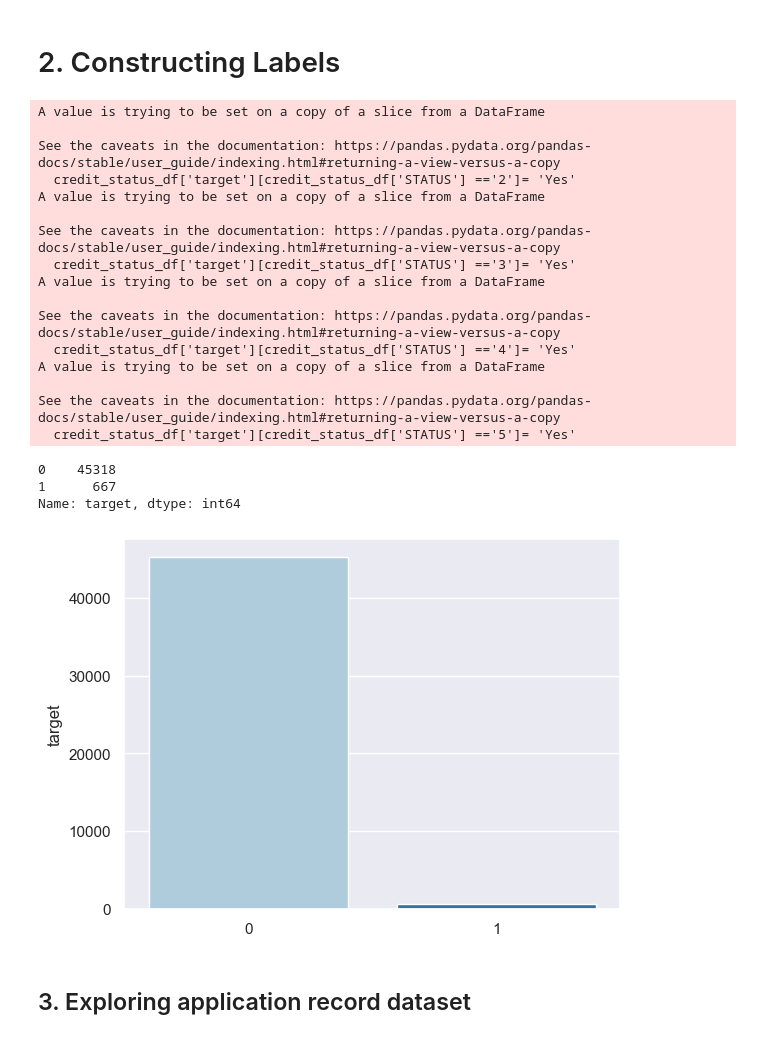
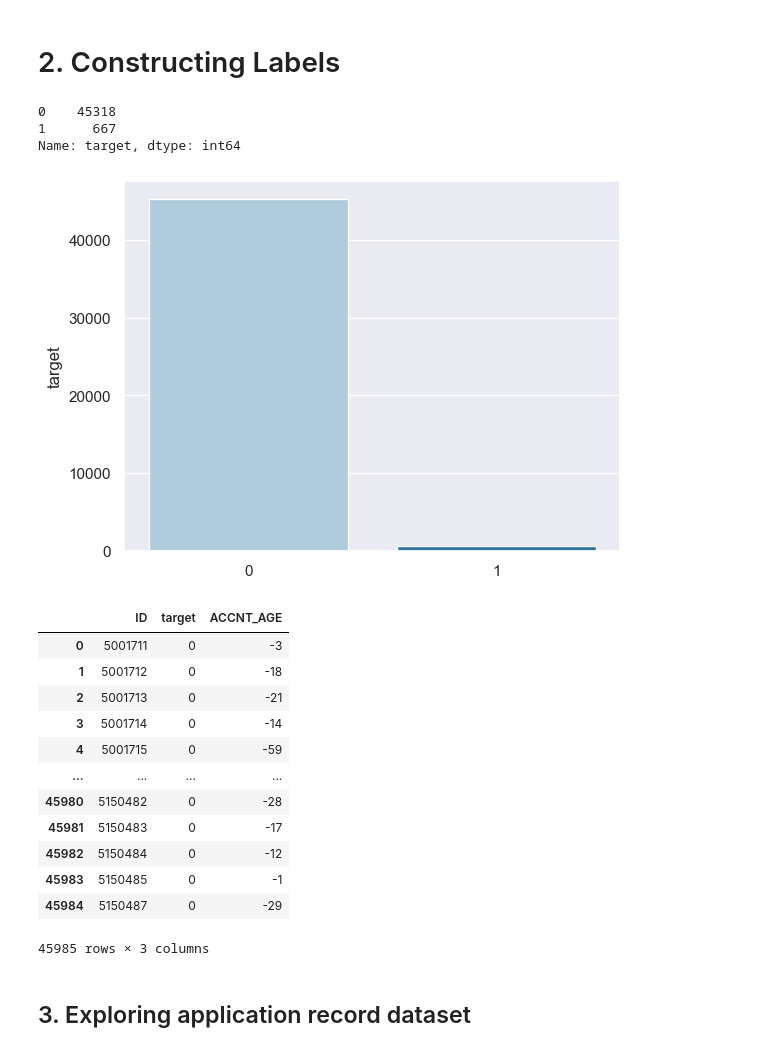
Before and after one commit to Sumanaruban/credit-card-approval-prediction, a Jupyter notebook: credit-card-approval-prediction-sumani.ipynb, the cells around one changed output. Cells and saved outputs as stored; diff of their text form; code cells hidden in the pictures.

```diff
--- a/credit-card-approval-prediction-sumani.ipynb
+++ b/credit-card-approval-prediction-sumani.ipynb
@@ -114,7 +116,7 @@ credit_status_df['target'][credit_status_df['STATUS'] =='4']= 'Yes'
 credit_status_df['target'][credit_status_df['STATUS'] =='5']= 'Yes'
 
 customer_start_month = pd.DataFrame(credit_status_df.groupby(["ID"])["MONTHS_BALANCE"].agg(min))
-customer_start_month=customer_start_month.rename(columns={'MONTHS_BALANCE':'start_month'})
+customer_start_month=customer_start_month.rename(columns={'MONTHS_BALANCE':'ACCNT_AGE'})
 
 miss_payment_count = credit_status_df.groupby('ID').count()
 miss_payment_count['target'][miss_payment_count['target'] > 0]='Yes'
@@ -125,32 +127,34 @@ target_df = target_df.reset_index()
 target_df.loc[target_df['target']=='Yes','target']=1
 target_df.loc[target_df['target']=='No','target']=0
 
+target_df = pd.merge(target_df, customer_start_month, how='inner', on='ID')
+
 print(target_df['target'].value_counts())
 
 ax = sns.barplot(x=target_df['target'].value_counts().index, y=target_df['target'].value_counts(), palette='Paired')
 plt.show()
 # classes are highly imbalanced.
 # %% [output]
-A value is trying to be set on a copy of a slice from a DataFrame
-
-See the caveats in the documentation: https://pandas.pydata.org/pandas-docs/stable/user_guide/indexing.html#returning-a-view-versus-a-copy
-  credit_status_df['target'][credit_status_df['STATUS'] =='2']= 'Yes'
-A value is trying to be set on a copy of a slice from a DataFrame
-
-See the caveats in the documentation: https://pandas.pydata.org/pandas-docs/stable/user_guide/indexing.html#returning-a-view-versus-a-copy
-  credit_status_df['target'][credit_status_df['STATUS'] =='3']= 'Yes'
-A value is trying to be set on a copy of a slice from a DataFrame
-
-See the caveats in the documentation: https://pandas.pydata.org/pandas-docs/stable/user_guide/indexing.html#returning-a-view-versus-a-copy
-  credit_status_df['target'][credit_status_df['STATUS'] =='4']= 'Yes'
-A value is trying to be set on a copy of a slice from a DataFrame
-
-See the caveats in the documentation: https://pandas.pydata.org/pandas-docs/stable/user_guide/indexing.html#returning-a-view-versus-a-copy
-  credit_status_df['target'][credit_status_df['STATUS'] =='5']= 'Yes'
+0    45318
+1      667
+Name: target, dtype: int64
-0    45318
-1      667
-Name: target, dtype: int64
 [figure]
+# %%
+target_df
+# %% [output]
+|  | ID | target | ACCNT_AGE |
+| 0 | 5001711 | 0 | -3 |
+| 1 | 5001712 | 0 | -18 |
+| 2 | 5001713 | 0 | -21 |
+| 3 | 5001714 | 0 | -14 |
+| 4 | 5001715 | 0 | -59 |
+| ... | ... | ... | ... |
+| 45980 | 5150482 | 0 | -28 |
+| 45981 | 5150483 | 0 | -17 |
+| 45982 | 5150484 | 0 | -12 |
+| 45983 | 5150485 | 0 | -1 |
+| 45984 | 5150487 | 0 | -29 |
+45985 rows × 3 columns
 # %% [markdown]
 ## 3. Exploring application record dataset
 # %%
```
Also changed, not shown: parts of 6 cells of this notebook.
